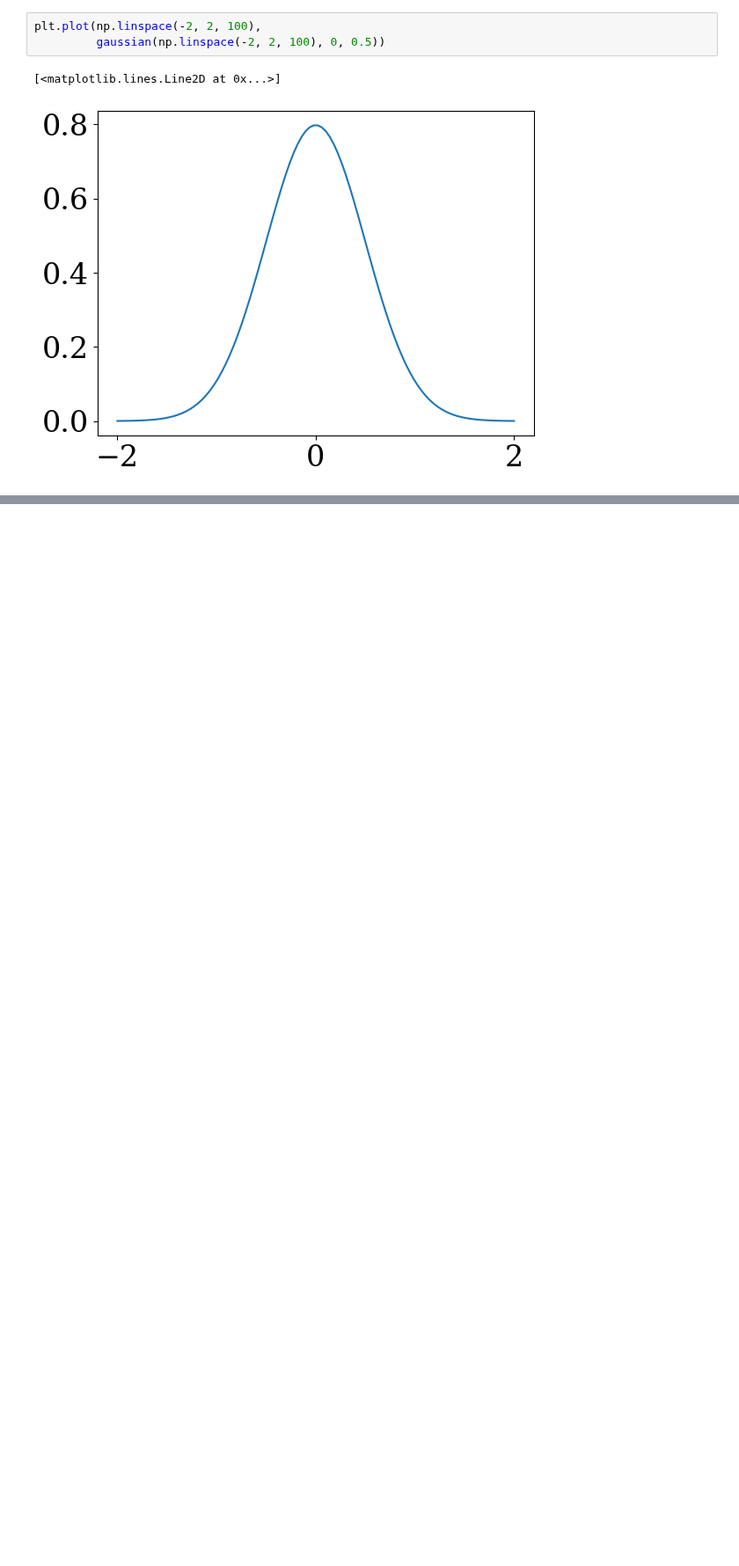
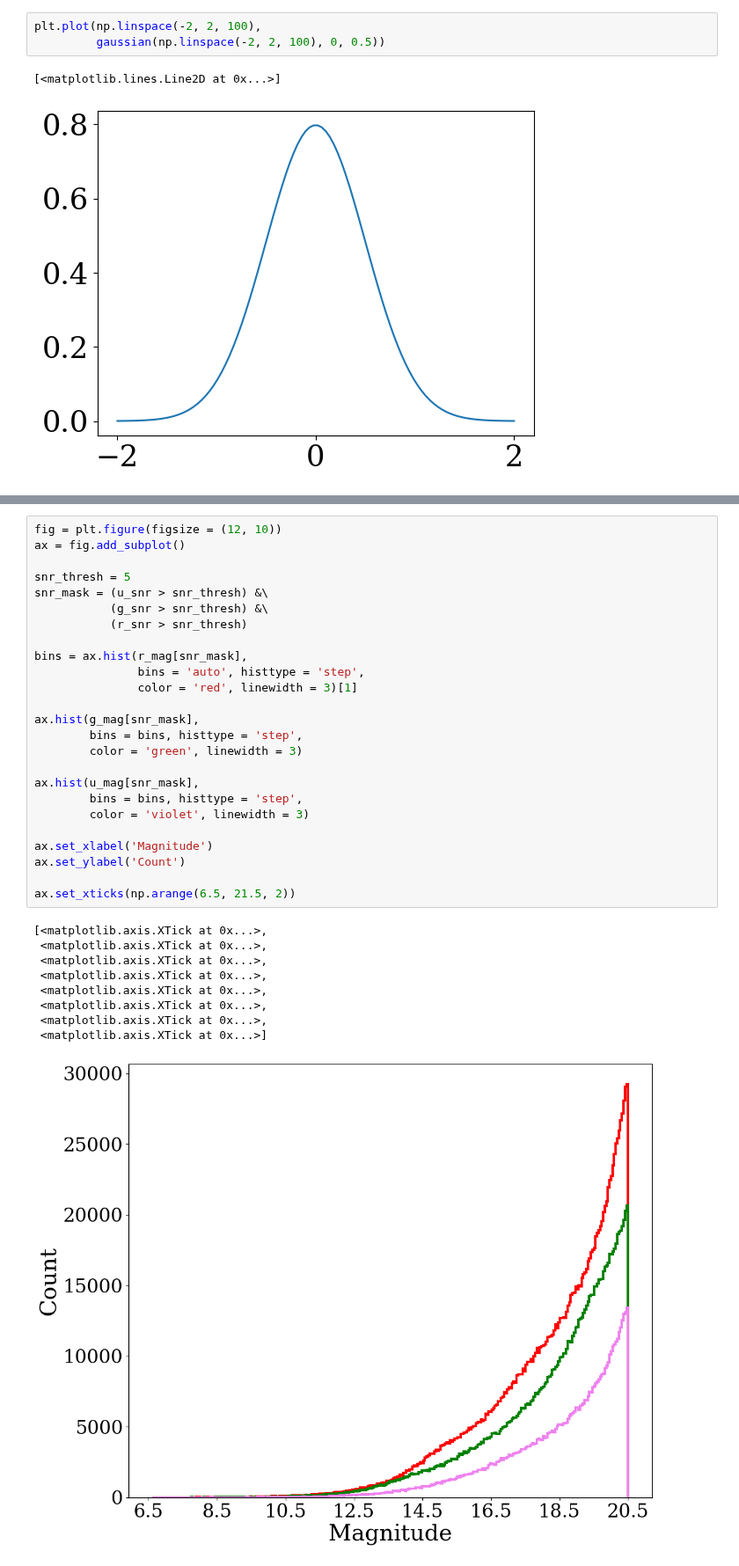
Before and after one commit to lsajkov/strw_mpdg, a Jupyter notebook: data_notebooks/gama_data.ipynb, the cells around one changed output, grey strips where cells are left out. Shown at 88% size. Saved outputs shown, nothing was run; the diff lists cells and outputs as text; blank space fills up the shorter version.

```diff
--- a/data_notebooks/gama_data.ipynb
+++ b/data_notebooks/gama_data.ipynb
@@ -229,0 +328,35 @@ plt.plot(np.linspace(-2, 2, 100),
+# %%
+fig = plt.figure(figsize = (12, 10))
+ax = fig.add_subplot()
+
+snr_thresh = 5
+snr_mask = (u_snr > snr_thresh) &\
+           (g_snr > snr_thresh) &\
+           (r_snr > snr_thresh)
+
+bins = ax.hist(r_mag[snr_mask],
+               bins = 'auto', histtype = 'step',
+               color = 'red', linewidth = 3)[1]
+
+ax.hist(g_mag[snr_mask],
+        bins = bins, histtype = 'step',
+        color = 'green', linewidth = 3)
+
+ax.hist(u_mag[snr_mask],
+        bins = bins, histtype = 'step',
+        color = 'violet', linewidth = 3)
+
+ax.set_xlabel('Magnitude')
+ax.set_ylabel('Count')
+
+ax.set_xticks(np.arange(6.5, 21.5, 2))
+# %% [output]
+[<matplotlib.axis.XTick at 0x...>,
+ <matplotlib.axis.XTick at 0x...>,
+ <matplotlib.axis.XTick at 0x...>,
+ <matplotlib.axis.XTick at 0x...>,
+ <matplotlib.axis.XTick at 0x...>,
+ <matplotlib.axis.XTick at 0x...>,
+ <matplotlib.axis.XTick at 0x...>,
+ <matplotlib.axis.XTick at 0x...>]
+[figure, added]
```
Also changed, not shown: parts of 19 cells of this notebook, 1 other file.
